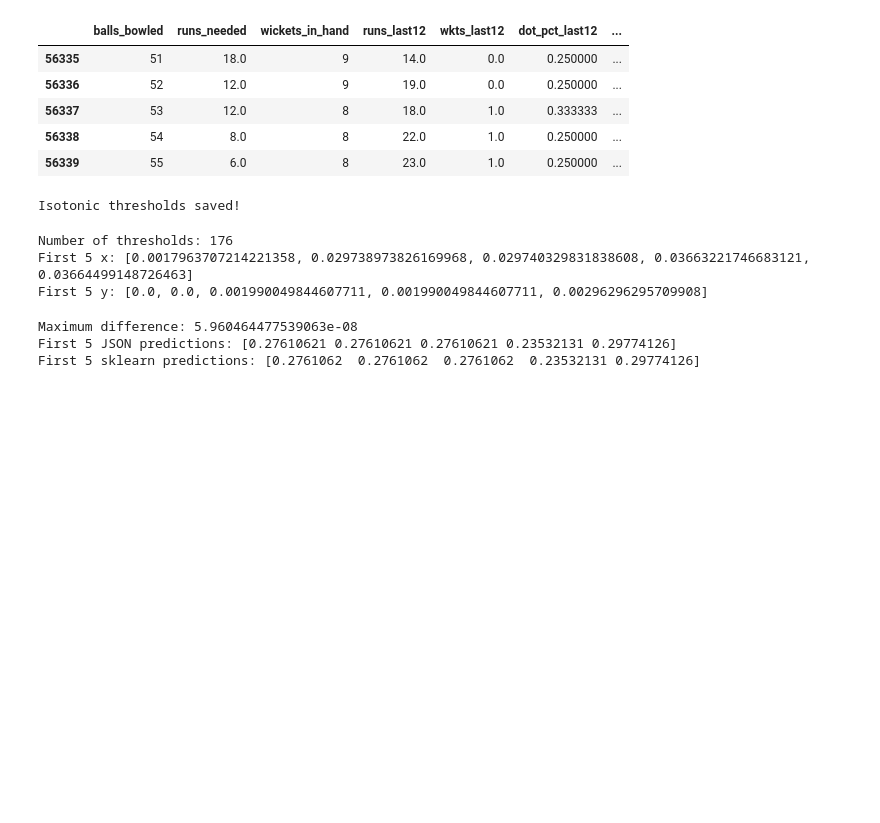
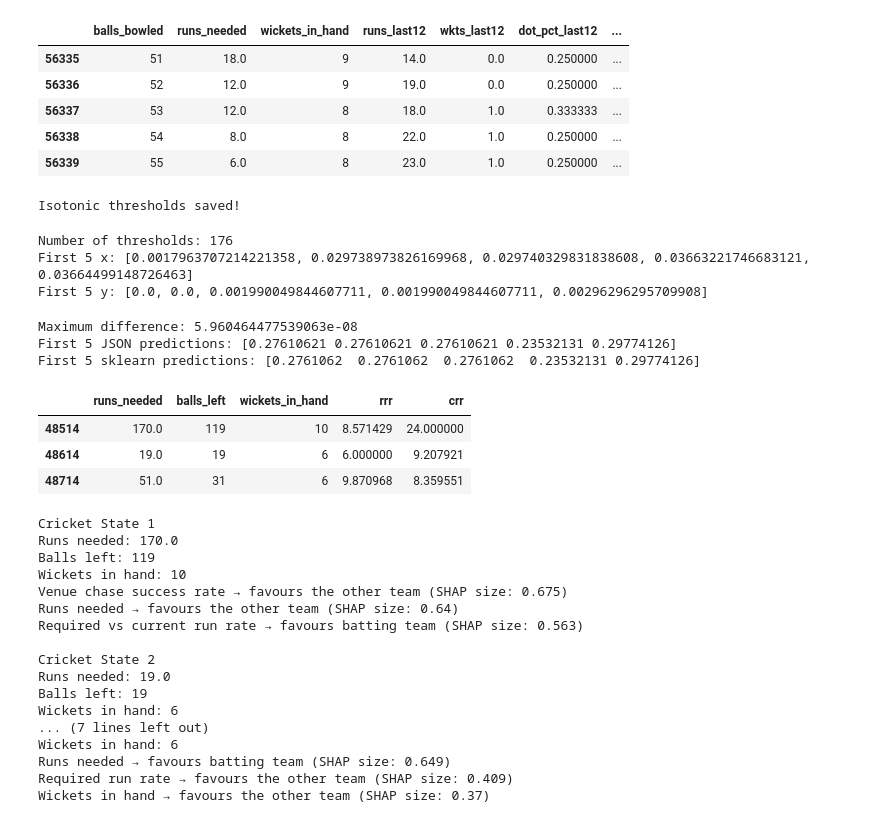
Before and after one commit to karnesh-sg/cric-win-pred, a Jupyter notebook: notebooks/01_eda.ipynb, the cells around one changed output. Saved outputs shown, nothing was run; the diff lists cells and outputs as text; code cells hidden in the pictures; blank space fills up the shorter version.

Commit message:
Complete SHAP visual analysis for chase model

```diff
--- a/notebooks/01_eda.ipynb
+++ b/notebooks/01_eda.ipynb
@@ -2649,3 +2649,70 @@ print("First 5 sklearn predictions:", cal_from_sklearn[:5])
 Maximum difference: 5.960464477539063e-08
 First 5 JSON predictions: [0.27610621 0.27610621 0.27610621 0.23532131 0.29774126]
 First 5 sklearn predictions: [0.2761062  0.2761062  0.2761062  0.23532131 0.29774126]
+# %%
+import pandas as pd
+from cricketwp.features import CHASE_FEATURES
+from cricketwp.predict import top_factors
+
+# Select 3 actual states from your chase dataset
+test_states = chase_val.iloc[[0, 100, 200]].copy()
+
+# Display the states we're testing
+display(
+    test_states[
+        [
+            "runs_needed",
+            "balls_left",
+            "wickets_in_hand",
+            "rrr",
+            "crr",
+        ]
+    ]
+)
+
+# Test top_factors on each state
+for i, (_, row) in enumerate(test_states.iterrows(), start=1):
+
+    row_df = pd.DataFrame([row])
+
+    factors = top_factors(
+        clf,
+        row_df,
+        CHASE_FEATURES,
+        k=3,
+        pos="batting team",
+    )
+
+    print(f"\nCricket State {i}")
+    print(f"Runs needed: {row['runs_needed']}")
+    print(f"Balls left: {row['balls_left']}")
+    print(f"Wickets in hand: {row['wickets_in_hand']}")
+
+    for factor in factors:
+        print(
+            f"{factor['feature']} → "
+            f"{factor['effect']} "
+            f"(SHAP size: {factor['size']})"
+        )
+# %% [output]
+|  | runs_needed | balls_left | wickets_in_hand | rrr | crr |
+| 48514 | 170.0 | 119 | 10 | 8.571429 | 24.000000 |
+| 48614 | 19.0 | 19 | 6 | 6.000000 | 9.207921 |
+| 48714 | 51.0 | 31 | 6 | 9.870968 | 8.359551 |
+Cricket State 1
+Runs needed: 170.0
+Balls left: 119
+Wickets in hand: 10
+Venue chase success rate → favours the other team (SHAP size: 0.675)
+Runs needed → favours the other team (SHAP size: 0.64)
+Required vs current run rate → favours batting team (SHAP size: 0.563)
+
+Cricket State 2
+Runs needed: 19.0
+Balls left: 19
+Wickets in hand: 6
+... (7 lines left out)
+Wickets in hand: 6
+Runs needed → favours batting team (SHAP size: 0.649)
+Required run rate → favours the other team (SHAP size: 0.409)
+Wickets in hand → favours the other team (SHAP size: 0.37)
```
Also changed, not shown: parts of 1 cell of this notebook, 5 other files.
